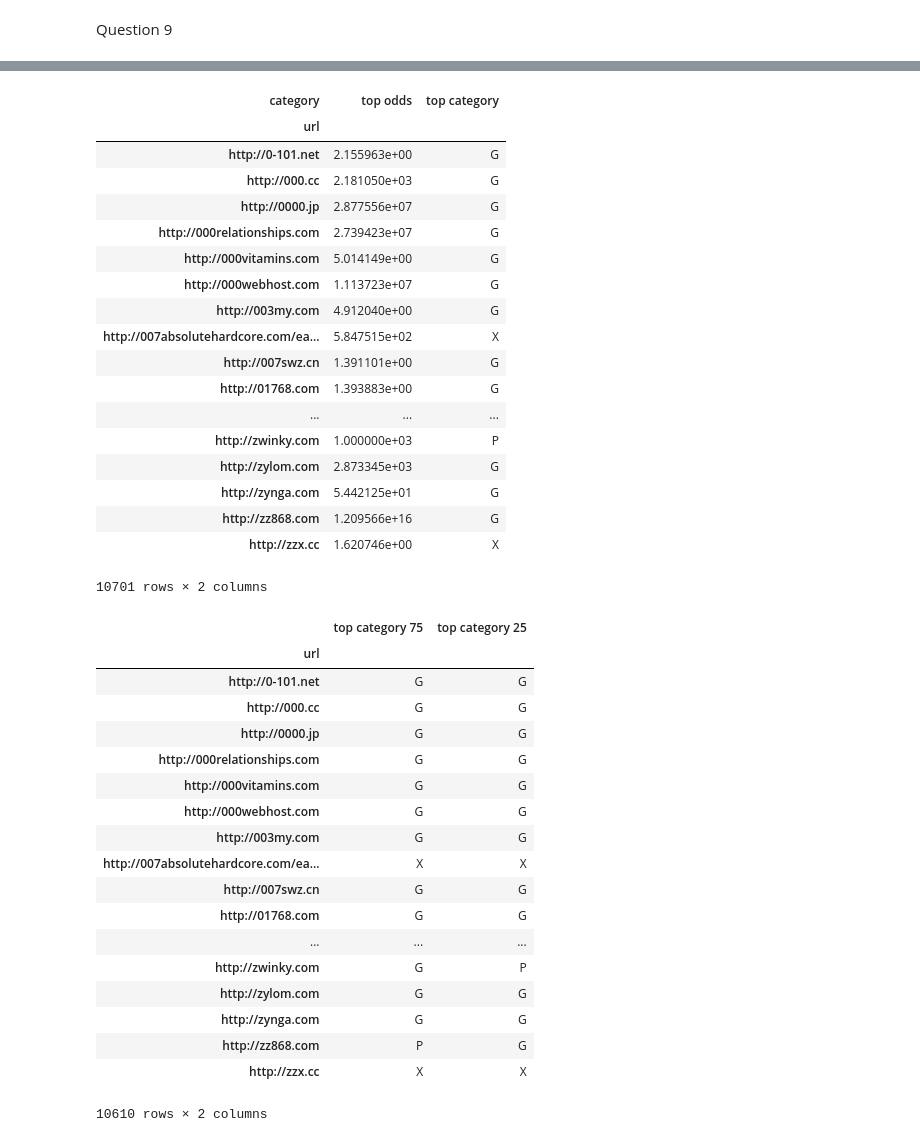
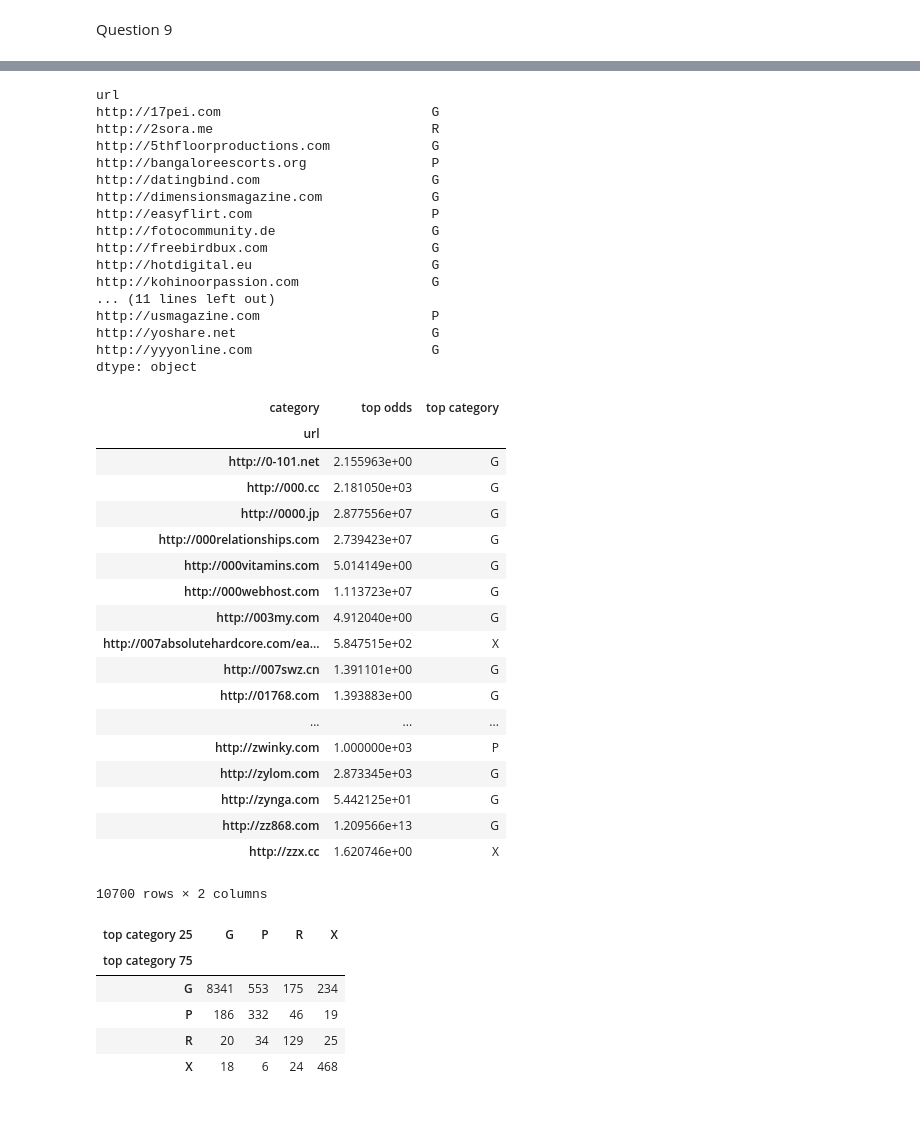
Before and after one commit to chenson2018/Data-Analytics-Programming-HW3, a Jupyter notebook: Henson HW3.ipynb, the cells around one changed output, grey strips where cells are left out. Cells and saved outputs as stored; diff of their text form; code cells hidden in the pictures; blank space fills up the shorter version.

```diff
--- a/Henson HW3.ipynb
+++ b/Henson HW3.ipynb
@@ -113,6 +51,6 @@ rater_goodness
 Question 4
 # %%
 rater_goodness['odds'] = rater_goodness['avg correct'] / (1.001 - rater_goodness['avg correct'])
-rater_goodness['odds'].replace(0.000000, 1)
+rater_goodness = rater_goodness.drop(['incorrect', 'correct'], axis = 1)
 rater_goodness
 # %% [output]
@@ -215,0 +125,6 @@ byURL
+# %%
+q1 = rater_goodness['total'].quantile(.75)
+reliable75 = rater_goodness[rater_goodness['total'] > q1].set_index('turk')
+appendOdds75 = pd.merge(reliable75[['odds']], labels_unknown, left_index = True, right_on = 'turk')
+byURL75 = appendOdds75.groupby(['url','category'])[['odds']].agg('prod')
+byURL75
@@ -216,7 +151,7 @@ byURL
 # %% [markdown]
 Question 8
 # %%
-result_75 = pd.DataFrame(byURL['Odds Product'].unstack('category'))
+result_75 = pd.DataFrame(byURL75['odds'].unstack('category'))
 result_75['top odds'] = result_75.max(axis = 1)
 result_75['top category'] = result_75.idxmax(axis = 1)
 result_75.drop(['G', 'P', 'R', 'X'], axis=1)
@@ -247,12 +215,31 @@ Question 9
+# %%
+gp.idxmax(axis = 1)
+# %% [output]
+url
+http://17pei.com                           G
+http://2sora.me                            R
+http://5thfloorproductions.com             G
+http://bangaloreescorts.org                P
+http://datingbind.com                      G
+http://dimensionsmagazine.com              G
+http://easyflirt.com                       P
+http://fotocommunity.de                    G
+http://freebirdbux.com                     G
+http://hotdigital.eu                       G
+http://kohinoorpassion.com                 G
+... (11 lines left out)
+http://usmagazine.com                      P
+http://yoshare.net                         G
+http://yyyonline.com                       G
+dtype: object
 # %%
-reliable = rater_goodness.sort_values(by = 'total', ascending = False).iloc[:int(len(rater_goodness)*.75)]
-appendOdds = pd.merge(labels_unknown, reliable[['turk', 'odds']], on = 'turk')
-byURL = appendOdds.groupby(['url','category'])[['odds']].agg('prod')
-byURL['Odds Product'] = byURL.product(axis=1)
-result_25 = pd.DataFrame(byURL['Odds Product'].unstack('category'))
+q3 = rater_goodness['total'].quantile(.25)
+reliable25 = rater_goodness[rater_goodness['total'] > q3].set_index('turk')
+appendOdds25 = pd.merge(reliable25[['odds']], labels_unknown, left_index = True, right_on = 'turk')
+byURL25 = appendOdds25.groupby(['url','category'])[['odds']].prod()
+result_25 = pd.DataFrame(byURL25['odds'].unstack('category'))
 result_25['top odds'] = result_25.max(axis = 1)
 result_25['top category'] = result_25.idxmax(axis = 1)
-result_25.drop(['G', 'P', 'R', 'X'], axis=1)
 result_25 = result_25[['top odds', 'top category']]
 result_25
 # %% [output]
@@ -272,30 +259,17 @@ result_25
 | http://zwinky.com | 1.000000e+03 | P |
 | http://zylom.com | 2.873345e+03 | G |
 | http://zynga.com | 5.442125e+01 | G |
-| http://zz868.com | 1.209566e+16 | G |
+| http://zz868.com | 1.209566e+13 | G |
 | http://zzx.cc | 1.620746e+00 | X |
-10701 rows × 2 columns
+10700 rows × 2 columns
 # %%
 compare = pd.merge(result_75['top category'], result_25['top category'], left_index = True, right_index=True, suffixes = [' 75', ' 25' ])
-compare
+pd.crosstab(compare['top category 75'], compare['top category 25'])
 # %% [output]
-|  | top category 75 | top category 25 |
-| url |  |  |
-| http://0-101.net | G | G |
-| http://000.cc | G | G |
-| http://0000.jp | G | G |
-| http://000relationships.com | G | G |
-| http://000vitamins.com | G | G |
-| http://000webhost.com | G | G |
-| http://003my.com | G | G |
-| http://007absolutehardcore.com/ea... | X | X |
-| http://007swz.cn | G | G |
-| http://01768.com | G | G |
-| ... | ... | ... |
-| http://zwinky.com | G | P |
-| http://zylom.com | G | G |
-| http://zynga.com | G | G |
-| http://zz868.com | P | G |
-| http://zzx.cc | X | X |
+| top category 25 | G | P | R | X |
+| top category 75 |  |  |  |  |
+| G | 8341 | 553 | 175 | 234 |
+| P | 186 | 332 | 46 | 19 |
+| R | 20 | 34 | 129 | 25 |
+| X | 18 | 6 | 24 | 468 |
-10610 rows × 2 columns
 # %%
```
Also changed, not shown: parts of 21 cells of this notebook.
